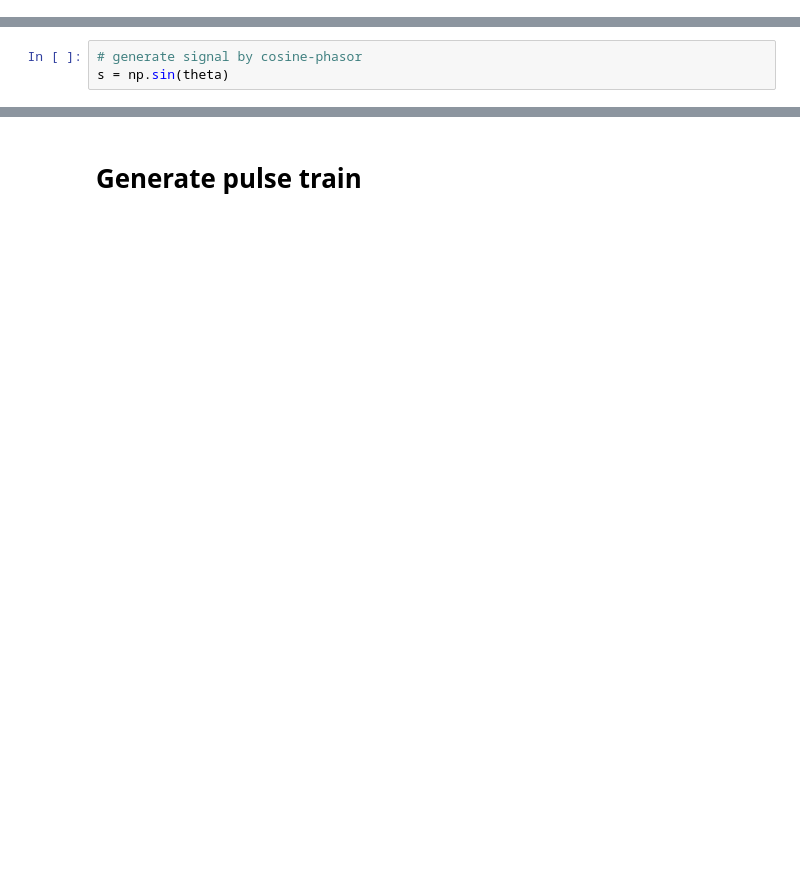
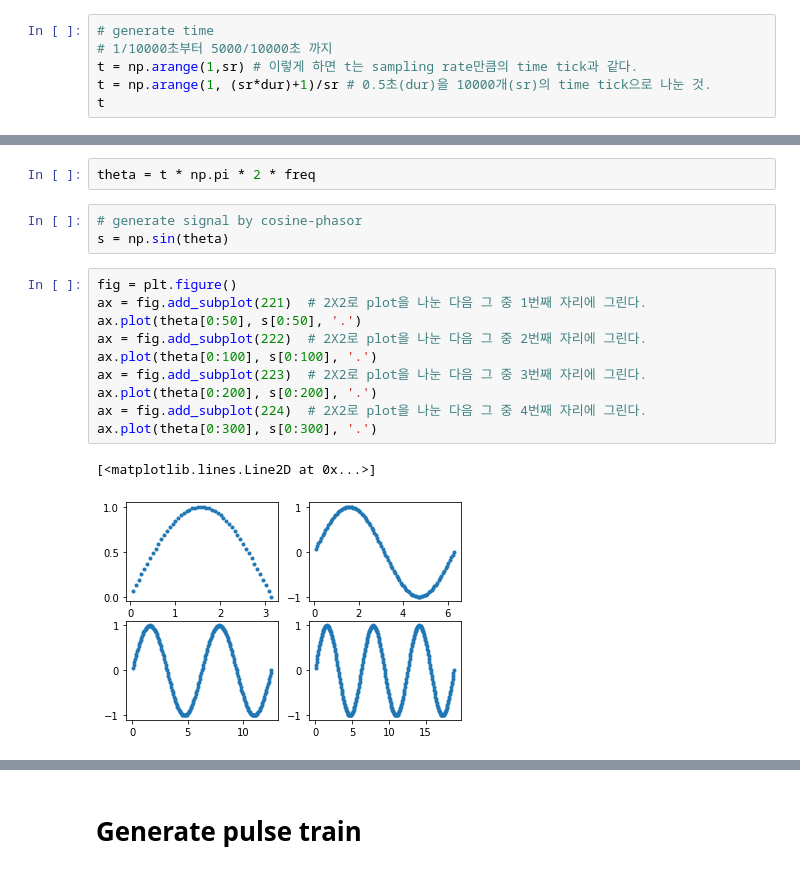
Before and after one commit to Moonsyn/class2019Fall, a Jupyter notebook: sound.ipynb, the cells around one changed output, grey strips where cells are left out. Cells and saved outputs as stored; diff of their text form; blank space fills up the shorter version.

```diff
--- a/sound.ipynb
+++ b/sound.ipynb
@@ -19,0 +24,6 @@ t = np.arange(1, sr * dur+1)/sr
+# %%
+# generate time
+# 1/10000초부터 5000/10000초 까지
+t = np.arange(1,sr) # 이렇게 하면 t는 sampling rate만큼의 time tick과 같다.
+t = np.arange(1, (sr*dur)+1)/sr # 0.5초(dur)을 10000개(sr)의 time tick으로 나눈 것.
+t
@@ -23,3 +46,18 @@ theta = t * 2*np.pi * freq
+# %%
+theta = t * np.pi * 2 * freq
 # %%
 # generate signal by cosine-phasor
 s = np.sin(theta)
+# %%
+fig = plt.figure()
+ax = fig.add_subplot(221)  # 2X2로 plot을 나눈 다음 그 중 1번째 자리에 그린다.
+ax.plot(theta[0:50], s[0:50], '.')
+ax = fig.add_subplot(222)  # 2X2로 plot을 나눈 다음 그 중 2번째 자리에 그린다.
+ax.plot(theta[0:100], s[0:100], '.')
+ax = fig.add_subplot(223)  # 2X2로 plot을 나눈 다음 그 중 3번째 자리에 그린다.
+ax.plot(theta[0:200], s[0:200], '.')
+ax = fig.add_subplot(224)  # 2X2로 plot을 나눈 다음 그 중 4번째 자리에 그린다.
+ax.plot(theta[0:300], s[0:300], '.')
+# %% [output]
+[<matplotlib.lines.Line2D at 0x...>]
+[figure, added]
```
Also changed, not shown: parts of 10 cells of this notebook, 1 other file.
